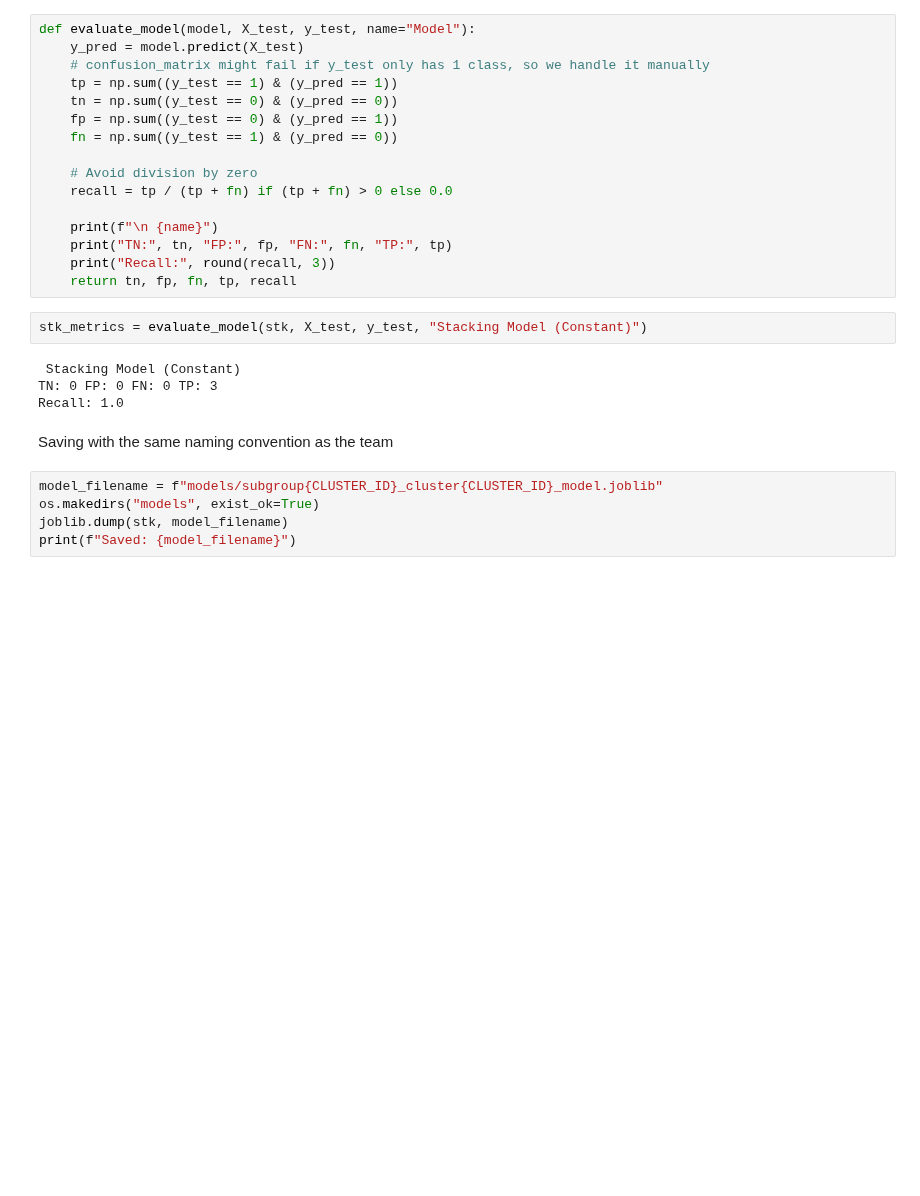
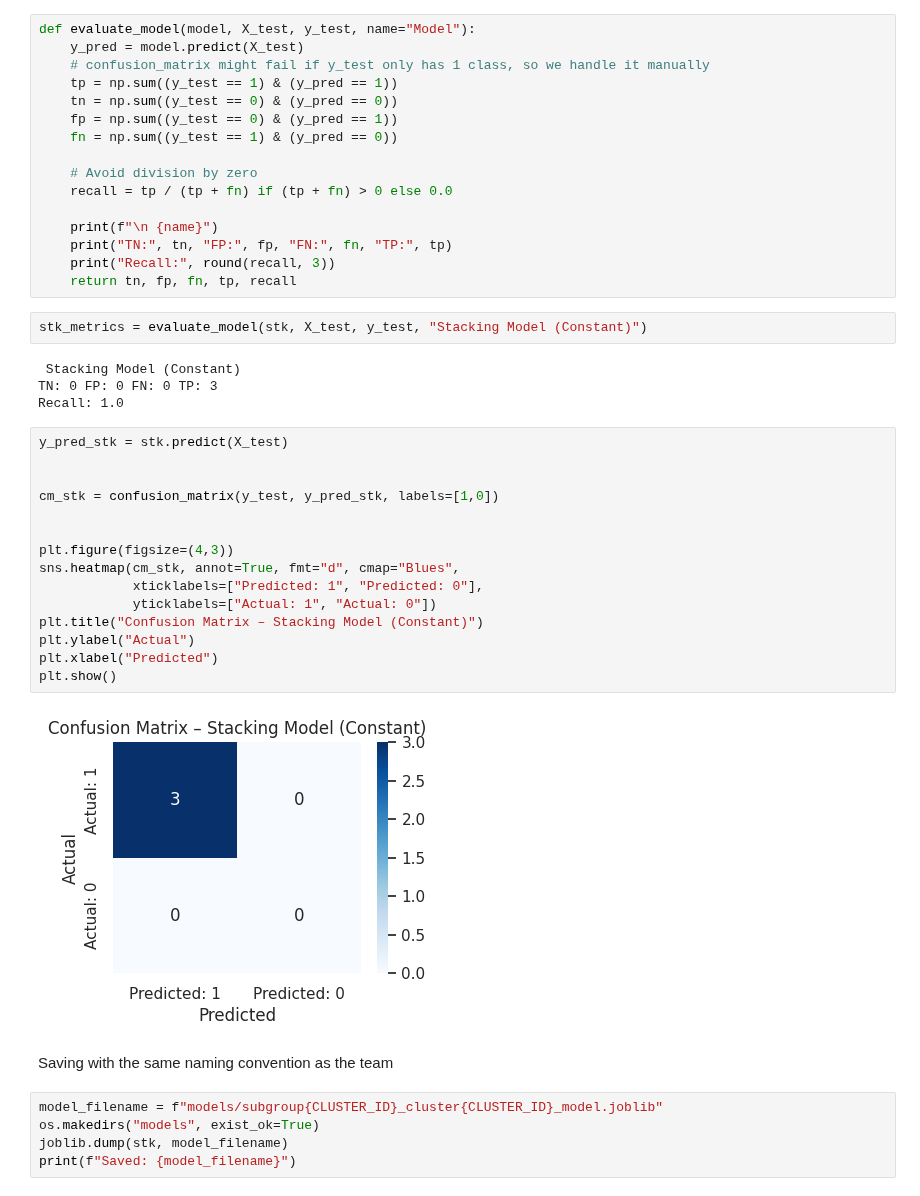
Before and after one commit to ParthGadekar0631/Corporate-Bankruptcy-Prediction-System, a Jupyter notebook: Premlata_Subgroup5.ipynb, the cells around one changed output. Saved outputs shown, nothing was run; the diff lists cells and outputs as text; blank space fills up the shorter version.

```diff
--- a/Premlata_Subgroup5.ipynb
+++ b/Premlata_Subgroup5.ipynb
@@ -157,6 +159,23 @@ stk_metrics = evaluate_model(stk, X_test, y_test, "Stacking Model (Constant)")
  Stacking Model (Constant)
 TN: 0 FP: 0 FN: 0 TP: 3
 Recall: 1.0
+# %%
+y_pred_stk = stk.predict(X_test)
+
+
+cm_stk = confusion_matrix(y_test, y_pred_stk, labels=[1,0])
+
+
+plt.figure(figsize=(4,3))
+sns.heatmap(cm_stk, annot=True, fmt="d", cmap="Blues",
+            xticklabels=["Predicted: 1", "Predicted: 0"],
+            yticklabels=["Actual: 1", "Actual: 0"])
+plt.title("Confusion Matrix – Stacking Model (Constant)")
+plt.ylabel("Actual")
+plt.xlabel("Predicted")
+plt.show()
+# %% [output]
+[figure, added]
 # %% [markdown]
 Saving with the same naming convention as the team
 # %%
```
Also changed, not shown: parts of 2 cells of this notebook.
